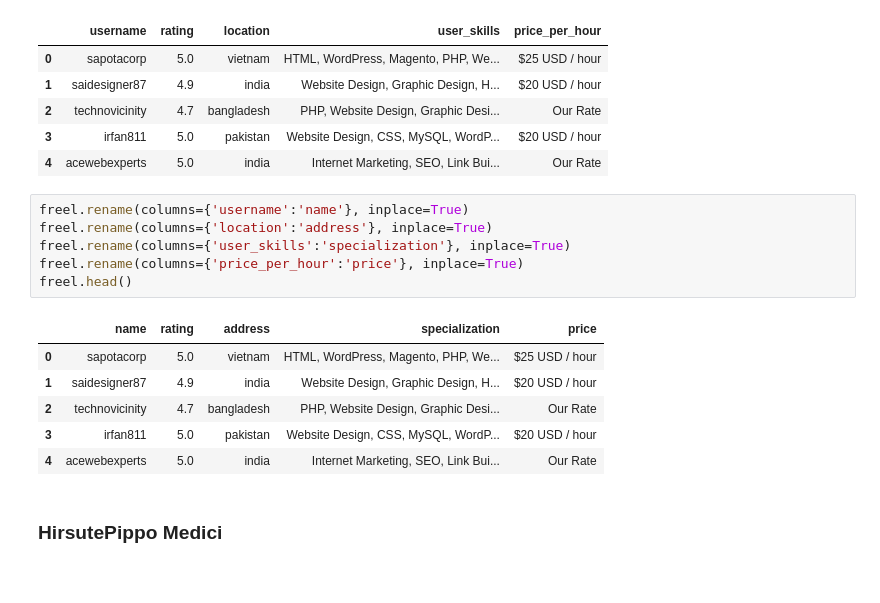
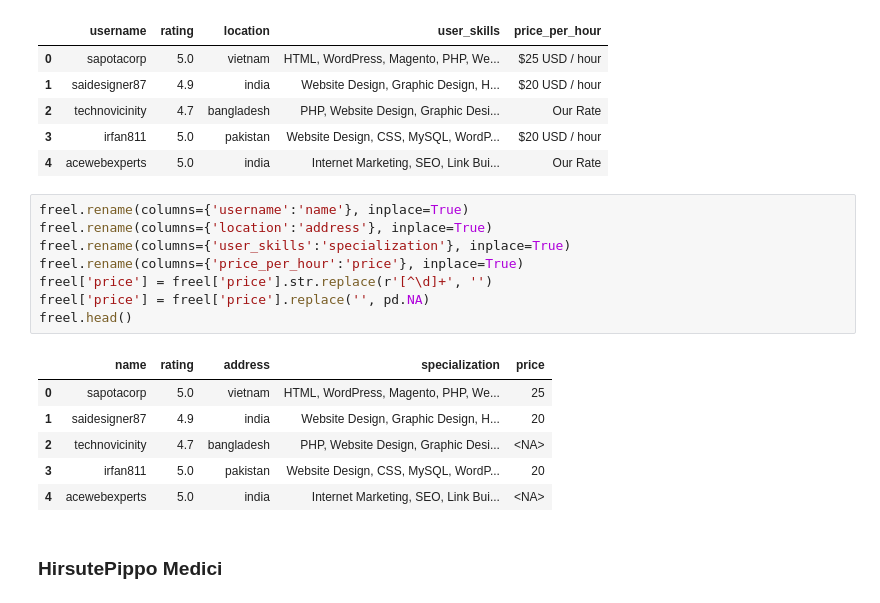
Before and after one commit to samuel-esp/IngDati-Progetto, a Jupyter notebook: SchemaAlignmentProfessionisti.ipynb, the cells around one changed output. Saved outputs shown, nothing was run; the diff lists cells and outputs as text.

```diff
--- a/SchemaAlignmentProfessionisti.ipynb
+++ b/SchemaAlignmentProfessionisti.ipynb
@@ -151,16 +159,18 @@ freel.head()
 # %%
 freel.rename(columns={'username':'name'}, inplace=True)
 freel.rename(columns={'location':'address'}, inplace=True)
 freel.rename(columns={'user_skills':'specialization'}, inplace=True)
 freel.rename(columns={'price_per_hour':'price'}, inplace=True)
+freel['price'] = freel['price'].str.replace(r'[^\d]+', '')
+freel['price'] = freel['price'].replace('', pd.NA)
 freel.head()
 # %% [output]
 |  | name | rating | address | specialization | price |
-| 0 | sapotacorp | 5.0 | vietnam | HTML, WordPress, Magento, PHP, We... | $25 USD / hour |
-| 1 | saidesigner87 | 4.9 | india | Website Design, Graphic Design, H... | $20 USD / hour |
-| 2 | technovicinity | 4.7 | bangladesh | PHP, Website Design, Graphic Desi... | Our Rate |
-| 3 | irfan811 | 5.0 | pakistan | Website Design, CSS, MySQL, WordP... | $20 USD / hour |
-| 4 | acewebexperts | 5.0 | india | Internet Marketing, SEO, Link Bui... | Our Rate |
+| 0 | sapotacorp | 5.0 | vietnam | HTML, WordPress, Magento, PHP, We... | 25 |
+| 1 | saidesigner87 | 4.9 | india | Website Design, Graphic Design, H... | 20 |
+| 2 | technovicinity | 4.7 | bangladesh | PHP, Website Design, Graphic Desi... | <NA> |
+| 3 | irfan811 | 5.0 | pakistan | Website Design, CSS, MySQL, WordP... | 20 |
+| 4 | acewebexperts | 5.0 | india | Internet Marketing, SEO, Link Bui... | <NA> |
 # %% [markdown]
 ### HirsutePippo Medici
 # %%
```
Also changed, not shown: parts of 9 cells of this notebook, 2 other files.
